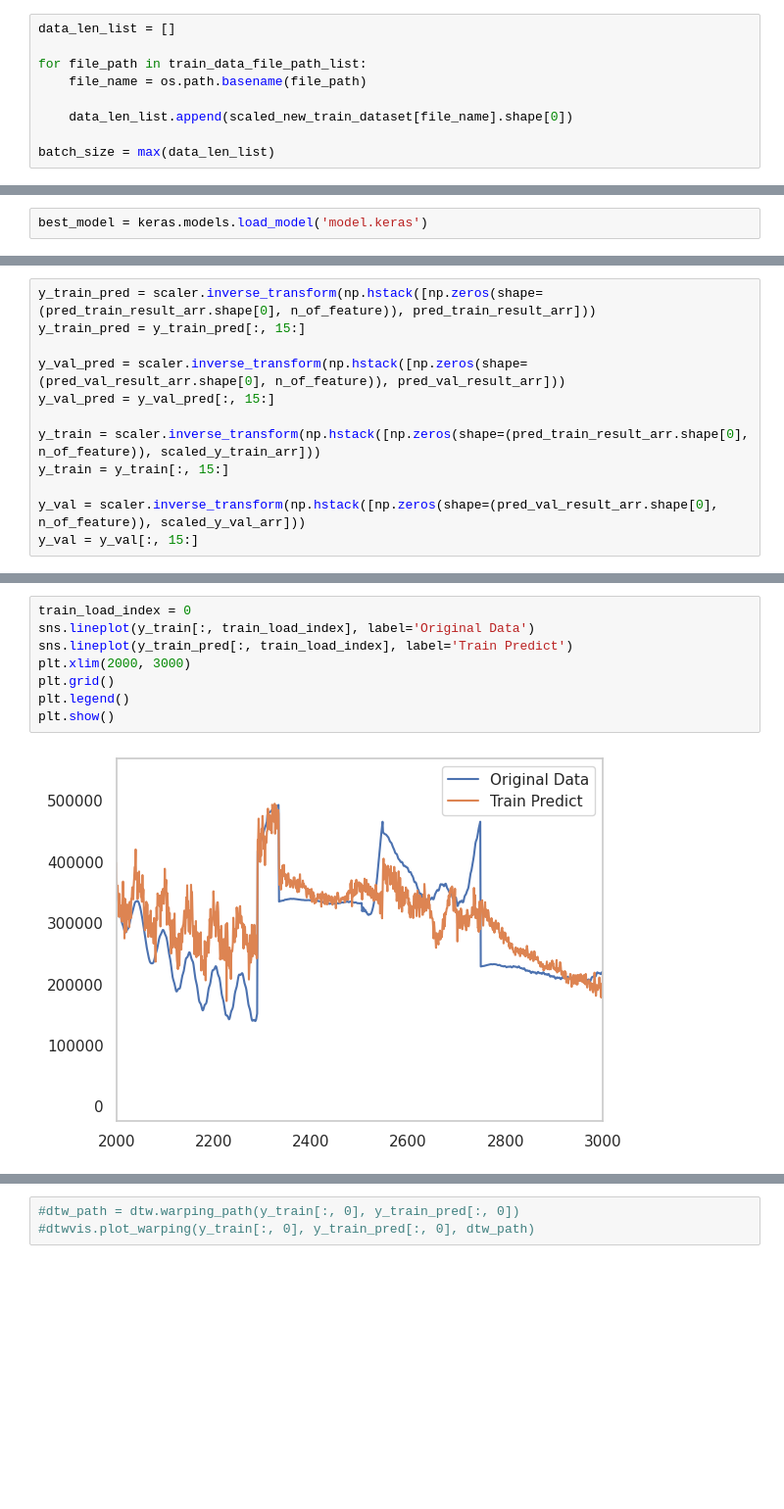
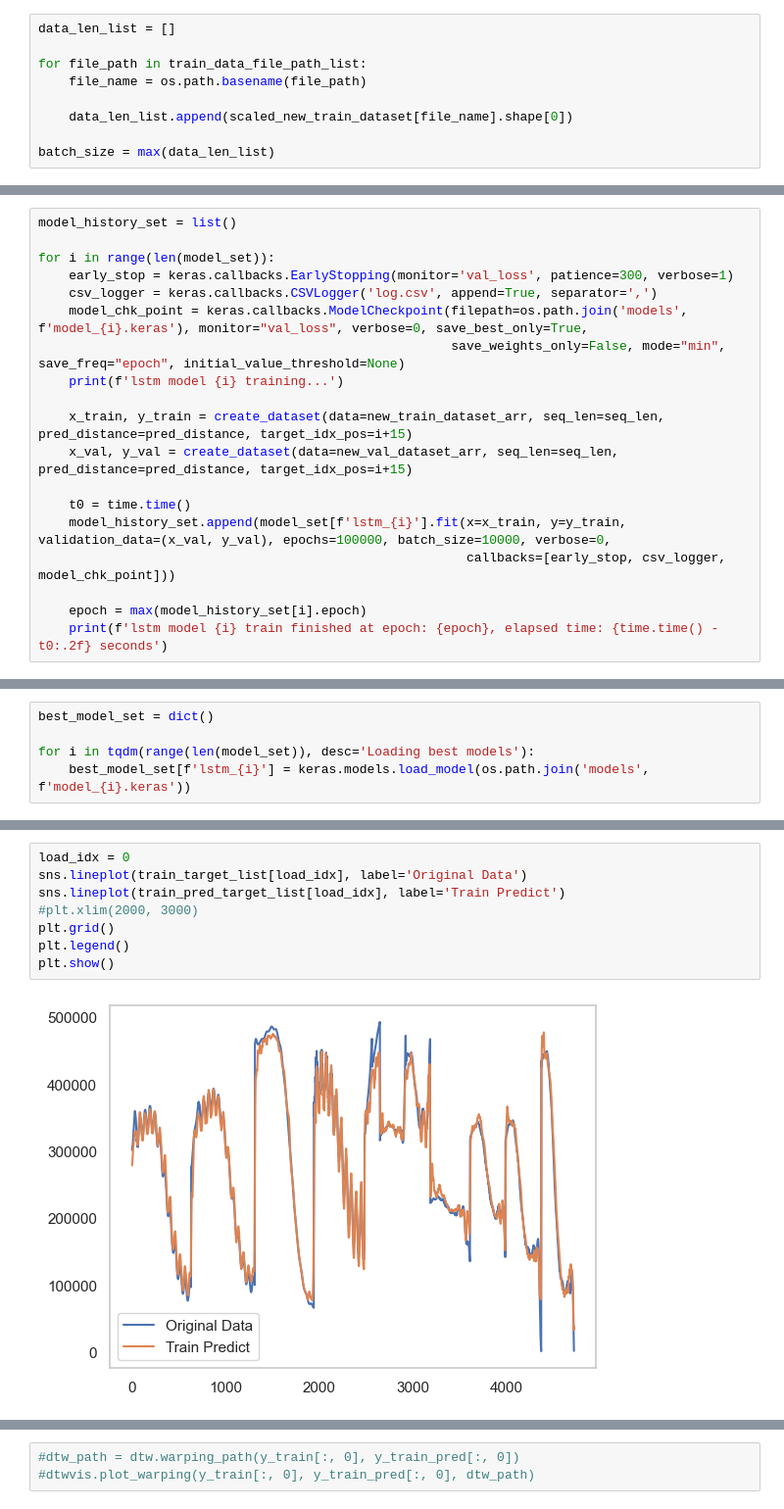
Before and after one commit to jinbeomjeong/estimate_crawler_crane_ground_pressure, a Jupyter notebook: create_est_load_with_tf.ipynb, the cells around one changed output, grey strips where cells are left out. Shown at 98% size. Cells and saved outputs as stored; diff of their text form; blank space fills up the shorter version.

Commit message:
fix training method

```diff
--- a/create_est_load_with_tf.ipynb
+++ b/create_est_load_with_tf.ipynb
@@ -451,0 +458,19 @@ W0000 00:00:1726647015.696405 1048819 gpu_timer.cc:114] Skipping the delay kerne
+# %%
+model_history_set = list()
+
+for i in range(len(model_set)):
+    early_stop = keras.callbacks.EarlyStopping(monitor='val_loss', patience=300, verbose=1)
+    csv_logger = keras.callbacks.CSVLogger('log.csv', append=True, separator=',')
+    model_chk_point = keras.callbacks.ModelCheckpoint(filepath=os.path.join('models', f'model_{i}.keras'), monitor="val_loss", verbose=0, save_best_only=True,
+                                                      save_weights_only=False, mode="min", save_freq="epoch", initial_value_threshold=None)
+    print(f'lstm model {i} training...')
+
+    x_train, y_train = create_dataset(data=new_train_dataset_arr, seq_len=seq_len, pred_distance=pred_distance, target_idx_pos=i+15)
+    x_val, y_val = create_dataset(data=new_val_dataset_arr, seq_len=seq_len, pred_distance=pred_distance, target_idx_pos=i+15)
+
+    t0 = time.time()
+    model_history_set.append(model_set[f'lstm_{i}'].fit(x=x_train, y=y_train, validation_data=(x_val, y_val), epochs=100000, batch_size=10000, verbose=0,
+                                                        callbacks=[early_stop, csv_logger, model_chk_point]))
+
+    epoch = max(model_history_set[i].epoch)
+    print(f'lstm model {i} train finished at epoch: {epoch}, elapsed time: {time.time() - t0:.2f} seconds')
@@ -452,2 +511,5 @@ W0000 00:00:1726647015.696405 1048819 gpu_timer.cc:114] Skipping the delay kerne
 # %%
-best_model = keras.models.load_model('model.keras')
+best_model_set = dict()
+
+for i in tqdm(range(len(model_set)), desc='Loading best models'):
+    best_model_set[f'lstm_{i}'] = keras.models.load_model(os.path.join('models', f'model_{i}.keras'))
@@ -597,12 +515,0 @@ W0000 00:00:1726647065.728580 1048812 gpu_timer.cc:114] Skipping the delay kerne
-# %%
-y_train_pred = scaler.inverse_transform(np.hstack([np.zeros(shape=(pred_train_result_arr.shape[0], n_of_feature)), pred_train_result_arr]))
-y_train_pred = y_train_pred[:, 15:]
-
-y_val_pred = scaler.inverse_transform(np.hstack([np.zeros(shape=(pred_val_result_arr.shape[0], n_of_feature)), pred_val_result_arr]))
-y_val_pred = y_val_pred[:, 15:]
-
-y_train = scaler.inverse_transform(np.hstack([np.zeros(shape=(pred_train_result_arr.shape[0], n_of_feature)), scaled_y_train_arr]))
-y_train = y_train[:, 15:]
-
-y_val = scaler.inverse_transform(np.hstack([np.zeros(shape=(pred_val_result_arr.shape[0], n_of_feature)), scaled_y_val_arr]))
-y_val = y_val[:, 15:]
@@ -609,10 +605,10 @@ y_val = y_val[:, 15:]
 # %%
-train_load_index = 0
-sns.lineplot(y_train[:, train_load_index], label='Original Data')
-sns.lineplot(y_train_pred[:, train_load_index], label='Train Predict')
-plt.xlim(2000, 3000)
+load_idx = 0
+sns.lineplot(train_target_list[load_idx], label='Original Data')
+sns.lineplot(train_pred_target_list[load_idx], label='Train Predict')
+#plt.xlim(2000, 3000)
 plt.grid()
 plt.legend()
 plt.show()
 # %% [output]
-[figure, old version]
+[figure, new version]
```
Also changed, not shown: parts of 45 cells of this notebook.
